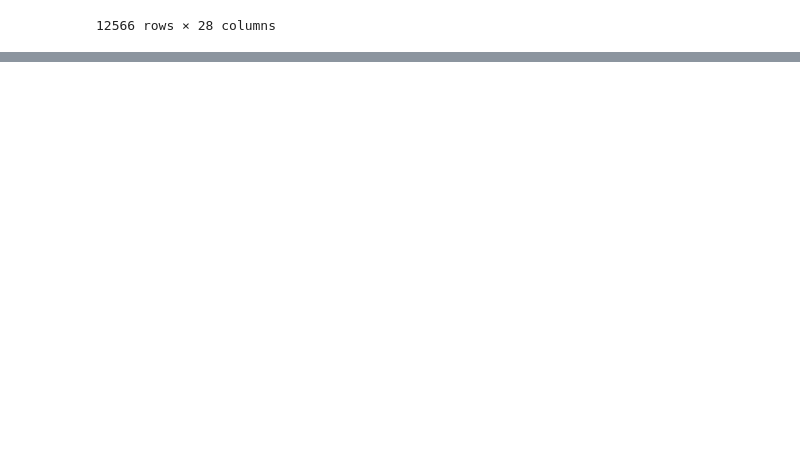
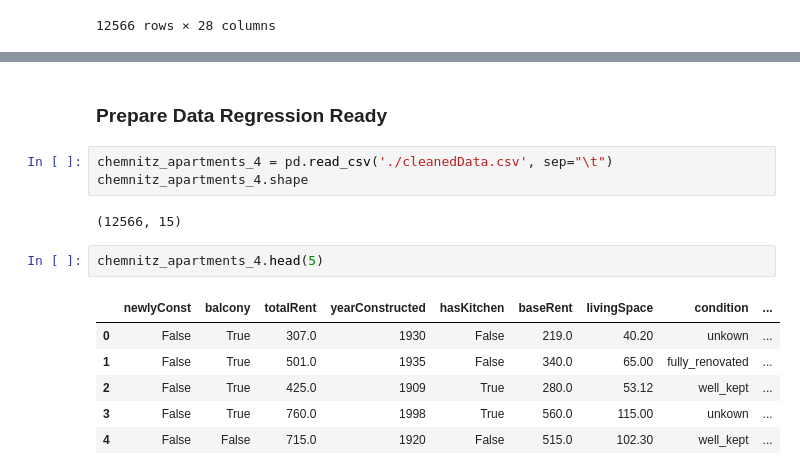
Before and after one commit to TobiasGleiter/data-science, a Jupyter notebook: main.ipynb, the cells around one changed output, grey strips where cells are left out. Drawn from its saved outputs; the diff is of its cells as text; blank space fills up the shorter version.

```diff
--- a/main.ipynb
+++ b/main.ipynb
@@ -863,0 +843,16 @@ plt.show()
+# %% [markdown]
+### Prepare Data Regression Ready
+# %%
+chemnitz_apartments_4 = pd.read_csv('./cleanedData.csv', sep="\t")
+chemnitz_apartments_4.shape
+# %% [output]
+(12566, 15)
+# %%
+chemnitz_apartments_4.head(5)
+# %% [output]
+|  | newlyConst | balcony | totalRent | yearConstructed | hasKitchen | baseRent | livingSpace | condition | ... |
+| 0 | False | True | 307.0 | 1930 | False | 219.0 | 40.20 | unkown | ... |
+| 1 | False | True | 501.0 | 1935 | False | 340.0 | 65.00 | fully_renovated | ... |
+| 2 | False | True | 425.0 | 1909 | True | 280.0 | 53.12 | well_kept | ... |
+| 3 | False | True | 760.0 | 1998 | True | 560.0 | 115.00 | unkown | ... |
+| 4 | False | False | 715.0 | 1920 | False | 515.0 | 102.30 | well_kept | ... |
```
Also changed, not shown: parts of 33 cells of this notebook, 1 other file.
